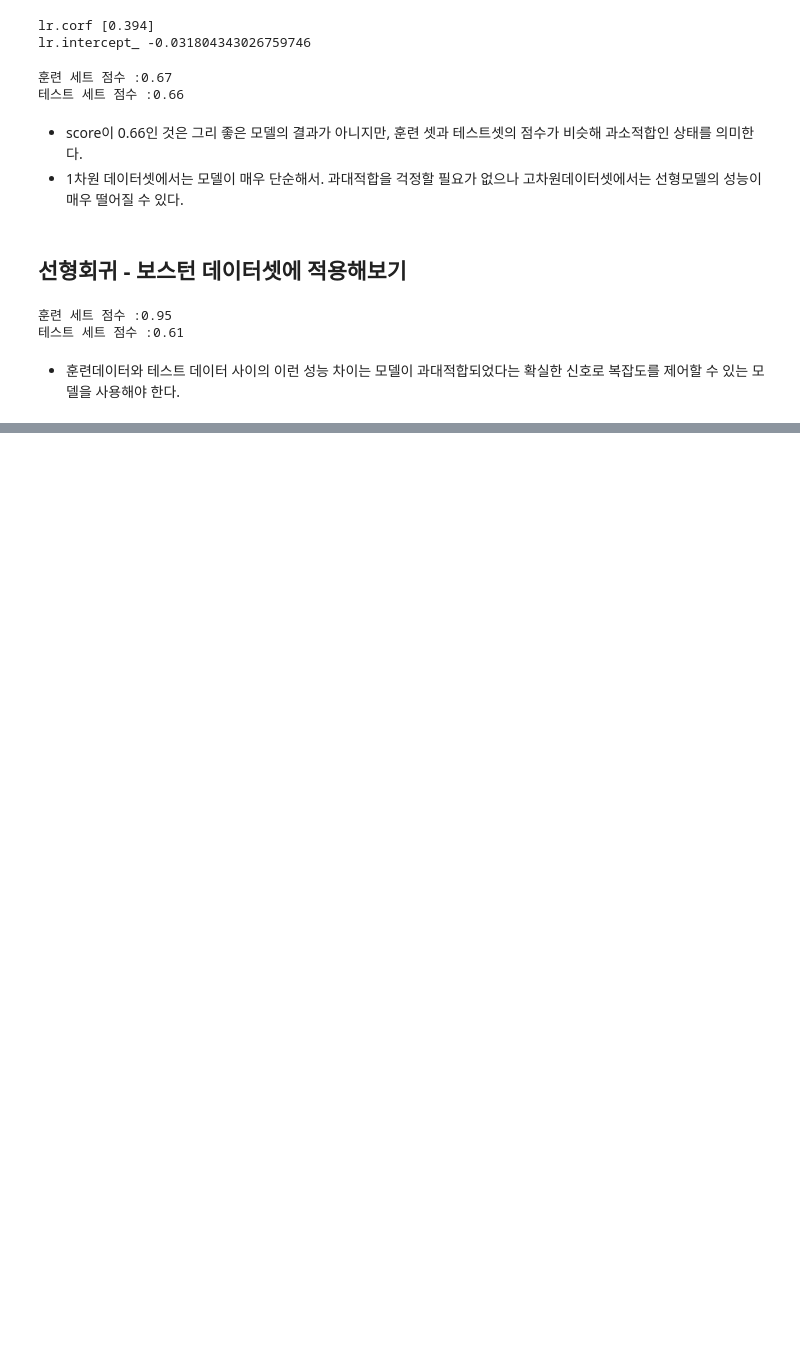
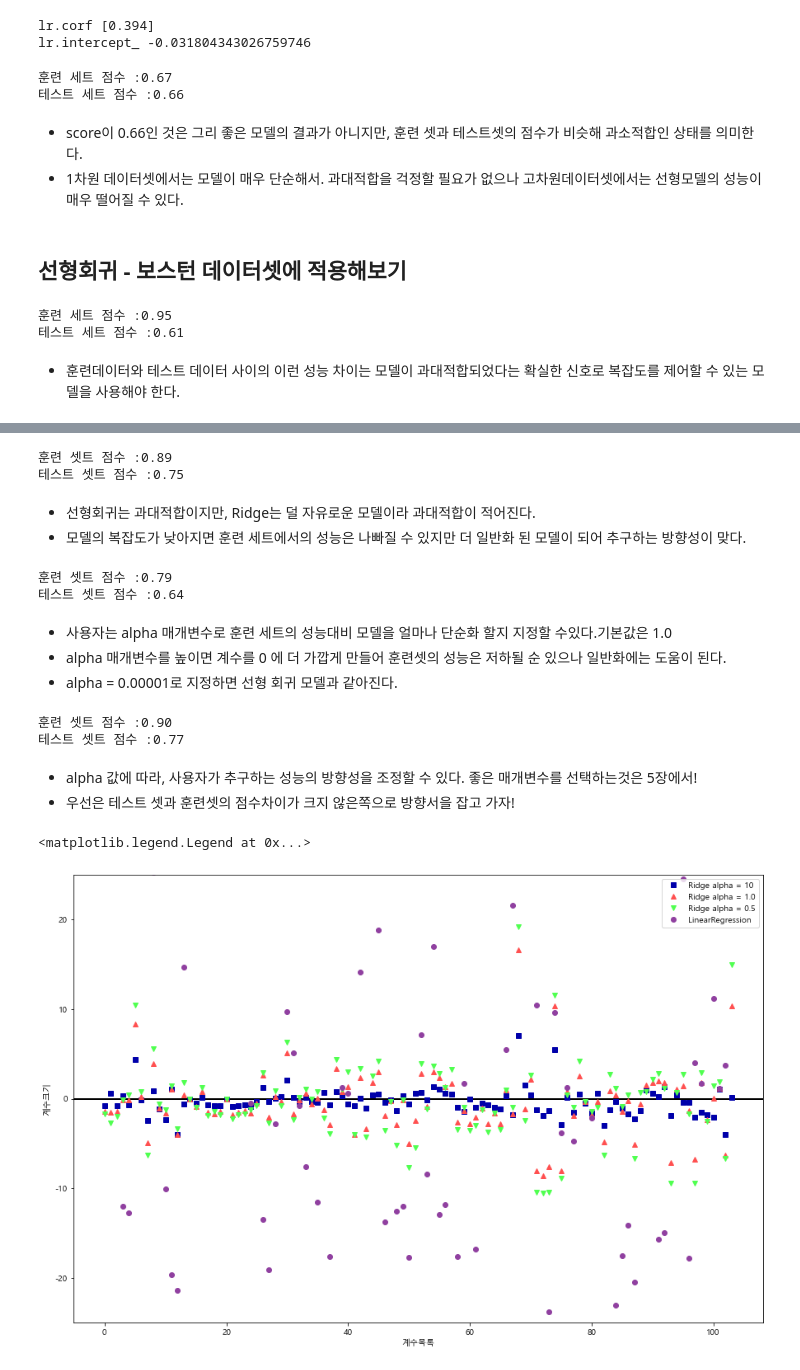
Before and after one commit to pentagram5/Machine_Learning-scikit_learn, a Jupyter notebook: Machine_Learning_02. 지도학습.ipynb, the cells around one changed output, grey strips where cells are left out. Drawn from its saved outputs; the diff is of its cells as text; code cells hidden in the pictures; blank space fills up the shorter version.

```diff
--- a/Machine_Learning_02. 지도학습.ipynb
+++ b/Machine_Learning_02. 지도학습.ipynb
@@ -318,0 +323,48 @@ print('테스트 세트 점수 :{:.2f}'.format(lr.score(X_test, y_test)))
+# %%
+from sklearn.linear_model import Ridge
+ridge = Ridge().fit(X_train, y_train)
+print("훈련 셋트 점수 :{:.2f}".format(ridge.score(X_train, y_train)))
+print("테스트 셋트 점수 :{:.2f}".format(ridge.score(X_test, y_test)))
+# %% [output]
+훈련 셋트 점수 :0.89
+테스트 셋트 점수 :0.75
+# %% [markdown]
+* 선형회귀는 과대적합이지만, Ridge는 덜 자유로운 모델이라 과대적합이 적어진다.
+* 모델의 복잡도가 낮아지면 훈련 세트에서의 성능은 나빠질 수 있지만 더 일반화 된 모델이 되어 추구하는 방향성이 맞다.
+# %%
+ridge10 = Ridge(alpha = 10).fit(X_train, y_train)
+print("훈련 셋트 점수 :{:.2f}".format(ridge10.score(X_train, y_train)))
+print("테스트 셋트 점수 :{:.2f}".format(ridge10.score(X_test, y_test)))
+# %% [output]
+훈련 셋트 점수 :0.79
+테스트 셋트 점수 :0.64
+# %% [markdown]
+* 사용자는 alpha 매개변수로 훈련 세트의 성능대비 모델을 얼마나 단순화 할지 지정할 수있다.기본값은 1.0
+* alpha 매개변수를 높이면 계수를 0 에 더 가깝게 만들어 훈련셋의 성능은 저하될 순 있으나 일반화에는 도움이 된다.
+* alpha = 0.00001로 지정하면 선형 회귀 모델과 같아진다.
+# %%
+ridge05 = Ridge(alpha = 0.5).fit(X_train, y_train)
+print("훈련 셋트 점수 :{:.2f}".format(ridge05.score(X_train, y_train)))
+print("테스트 셋트 점수 :{:.2f}".format(ridge05.score(X_test, y_test)))
+# %% [output]
+훈련 셋트 점수 :0.90
+테스트 셋트 점수 :0.77
+# %% [markdown]
+* alpha 값에 따라, 사용자가 추구하는 성능의 방향성을 조정할 수 있다. 좋은 매개변수를 선택하는것은 5장에서!
+* 우선은 테스트 셋과 훈련셋의 점수차이가 크지 않은쪽으로 방향서을 잡고 가자!
+# %%
+plt.subplots(figsize = (15,10))
+plt.plot(ridge10.coef_,'s', label = 'Ridge alpha = 10')# coef_ 은 속성(w)을 의미
+plt.plot(ridge.coef_,'^', label = 'Ridge alpha = 1.0')
+plt.plot(ridge05.coef_,'v', label = 'Ridge alpha = 0.5')
+plt.plot(lr.coef_,'o', label = 'LinearRegression')
+plt.xlabel('계수목록')
+plt.ylabel('계수크기')
+xlims = plt.xlim()
+plt.hlines(0, xlims[0], xlims[1])
+plt.xlim(xlims)
+plt.ylim(-25,25)
+plt.legend()
+# %% [output]
+<matplotlib.legend.Legend at 0x...>
+[figure, added]
```
Also changed, not shown: parts of 28 cells of this notebook, 2 other files.
